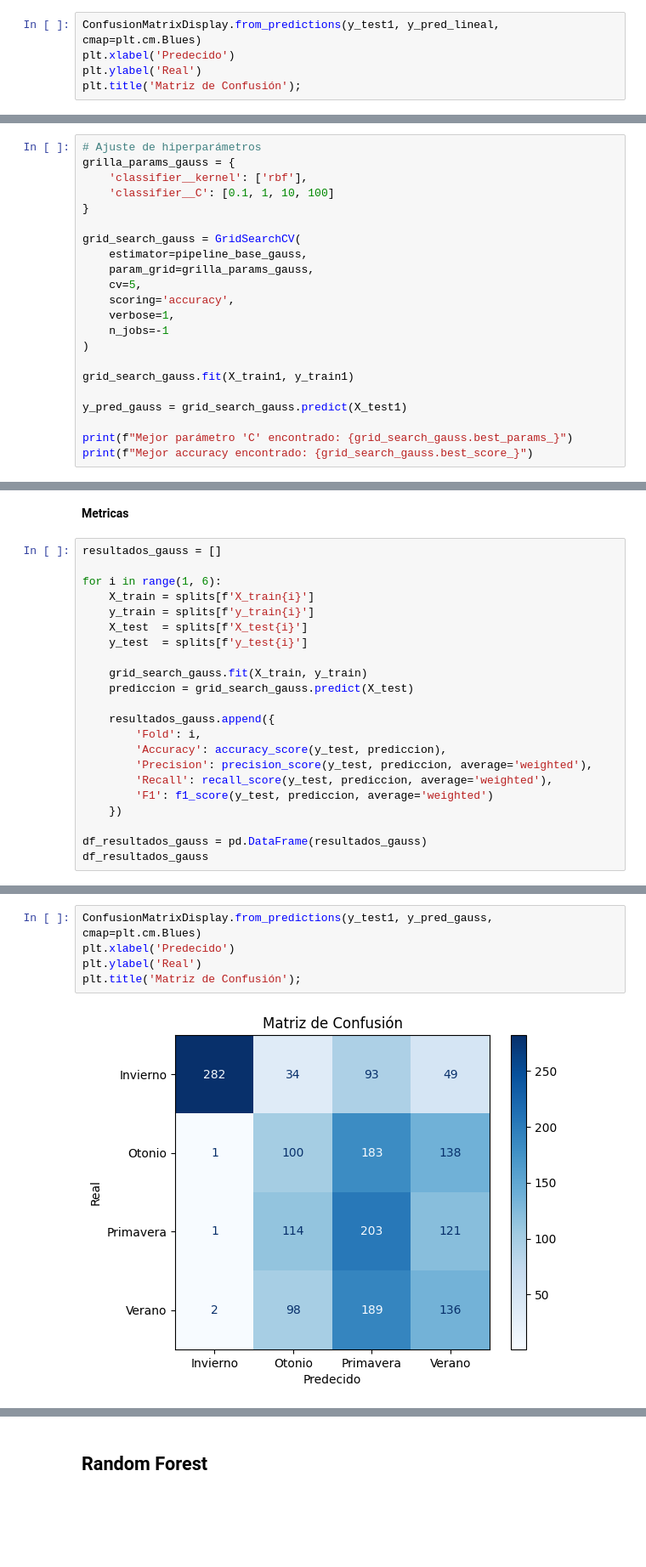
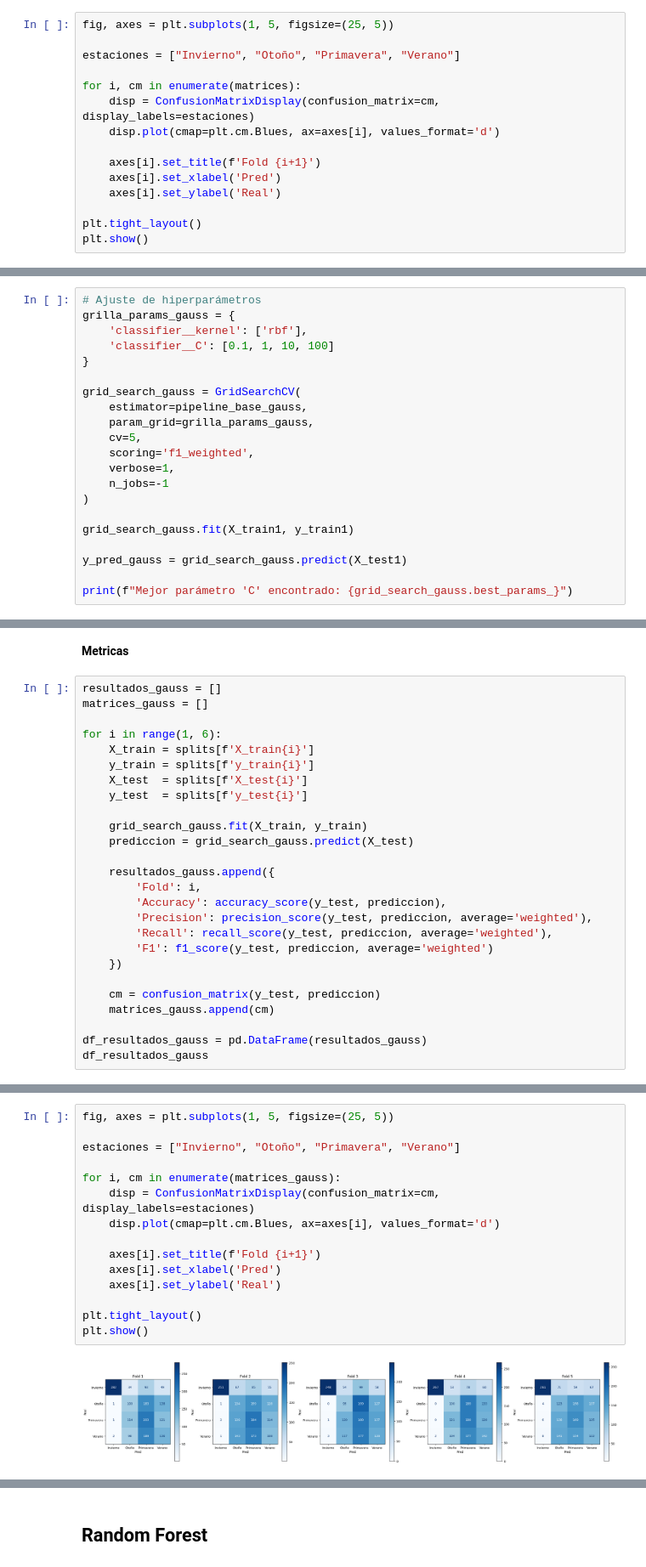
Before and after one commit to juanachies/TP3_Mineria, a Jupyter notebook: tp.ipynb, the cells around one changed output, grey strips where cells are left out. Shown at 85% size. Drawn from its saved outputs; the diff is of its cells as text; blank space fills up the shorter version.

```diff
--- a/tp.ipynb
+++ b/tp.ipynb
@@ -338,6 +351,16 @@ resultados_lineal
 # %%
-ConfusionMatrixDisplay.from_predictions(y_test1, y_pred_lineal, cmap=plt.cm.Blues)
-plt.xlabel('Predecido')
-plt.ylabel('Real')
-plt.title('Matriz de Confusión');
+fig, axes = plt.subplots(1, 5, figsize=(25, 5))
+
+estaciones = ["Invierno", "Otoño", "Primavera", "Verano"]
+
+for i, cm in enumerate(matrices):
+    disp = ConfusionMatrixDisplay(confusion_matrix=cm, display_labels=estaciones)
+    disp.plot(cmap=plt.cm.Blues, ax=axes[i], values_format='d')
+
+    axes[i].set_title(f'Fold {i+1}')
+    axes[i].set_xlabel('Pred')
+    axes[i].set_ylabel('Real')
+
+plt.tight_layout()
+plt.show()
 # %% [output]
@@ -360,7 +389,7 @@ grid_search_gauss = GridSearchCV(
     estimator=pipeline_base_gauss,
     param_grid=grilla_params_gauss,
     cv=5,
-    scoring='accuracy',
+    scoring='f1_weighted',
     verbose=1,
     n_jobs=-1
 )
@@ -370,7 +399,6 @@ grid_search_gauss.fit(X_train1, y_train1)
 y_pred_gauss = grid_search_gauss.predict(X_test1)
 
 print(f"Mejor parámetro 'C' encontrado: {grid_search_gauss.best_params_}")
-print(f"Mejor accuracy encontrado: {grid_search_gauss.best_score_}")
 # %% [output]
 Fitting 5 folds for each of 4 candidates, totalling 20 fits
 Mejor parámetro 'C' encontrado: {'classifier__C': 1, 'classifier__kernel': 'rbf'}
@@ -379,6 +407,7 @@ Mejor accuracy encontrado: 0.39337642636388415
 **Metricas**
 # %%
 resultados_gauss = []
+matrices_gauss = []
 
 for i in range(1, 6):
     X_train = splits[f'X_train{i}']
@@ -397,6 +426,9 @@ for i in range(1, 6):
         'F1': f1_score(y_test, prediccion, average='weighted')
     })
 
+    cm = confusion_matrix(y_test, prediccion)
+    matrices_gauss.append(cm)
+
 df_resultados_gauss = pd.DataFrame(resultados_gauss)
 df_resultados_gauss
 # %% [output]
@@ -427,7 +462,17 @@ resultados_gauss
 # %%
-ConfusionMatrixDisplay.from_predictions(y_test1, y_pred_gauss, cmap=plt.cm.Blues)
-plt.xlabel('Predecido')
-plt.ylabel('Real')
-plt.title('Matriz de Confusión');
+fig, axes = plt.subplots(1, 5, figsize=(25, 5))
+
+estaciones = ["Invierno", "Otoño", "Primavera", "Verano"]
+
+for i, cm in enumerate(matrices_gauss):
+    disp = ConfusionMatrixDisplay(confusion_matrix=cm, display_labels=estaciones)
+    disp.plot(cmap=plt.cm.Blues, ax=axes[i], values_format='d')
+
+    axes[i].set_title(f'Fold {i+1}')
+    axes[i].set_xlabel('Pred')
+    axes[i].set_ylabel('Real')
+
+plt.tight_layout()
+plt.show()
 # %% [output]
-[figure, old version]
+[figure, new version]
```
Also changed, not shown: parts of 32 cells of this notebook.
